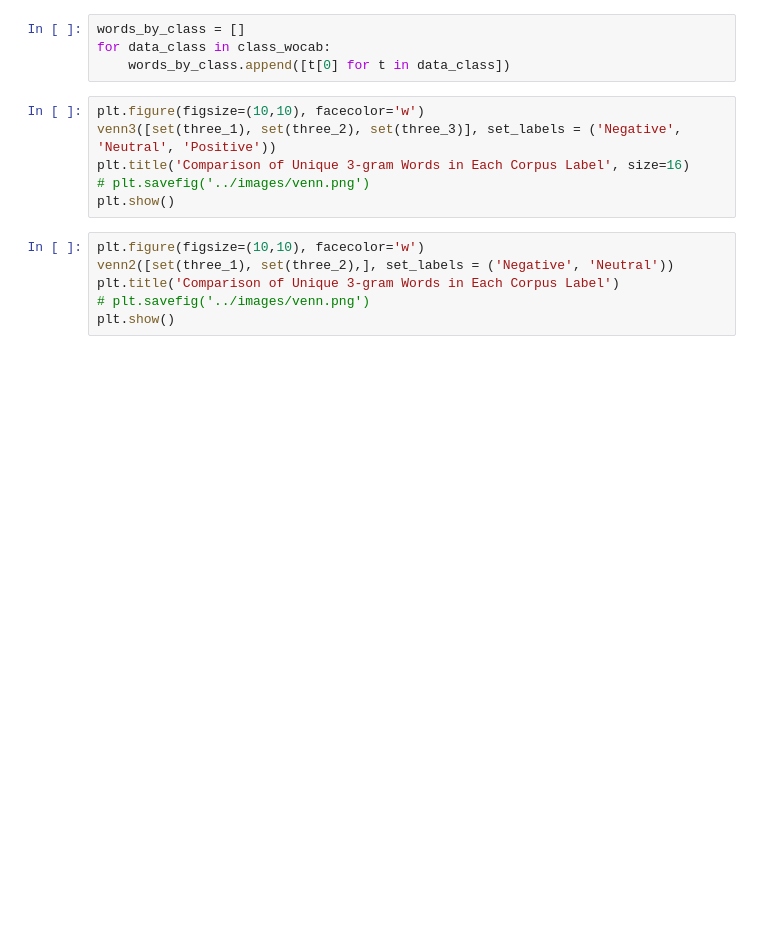
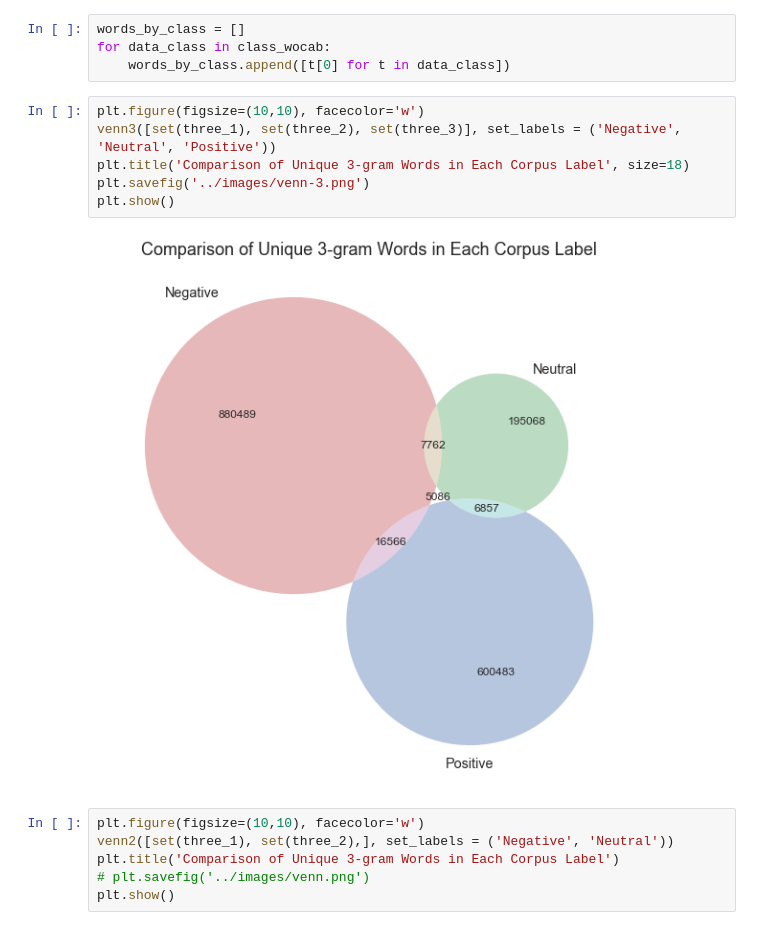
Before and after one commit to vanitoz/Reviews_Classification_System, a Jupyter notebook: modules/eda.ipynb, the cells around one changed output. Cells and saved outputs as stored; diff of their text form; blank space fills up the shorter version.

```diff
--- a/modules/eda.ipynb
+++ b/modules/eda.ipynb
@@ -292,9 +292,11 @@ for data_class in class_wocab:
 # %%
 plt.figure(figsize=(10,10), facecolor='w')
 venn3([set(three_1), set(three_2), set(three_3)], set_labels = ('Negative', 'Neutral', 'Positive'))
-plt.title('Comparison of Unique 3-gram Words in Each Corpus Label', size=16)
-# plt.savefig('../images/venn.png')
+plt.title('Comparison of Unique 3-gram Words in Each Corpus Label', size=18)
+plt.savefig('../images/venn-3.png')
 plt.show()
+# %% [output]
+[figure, added]
 # %%
 plt.figure(figsize=(10,10), facecolor='w')
 venn2([set(three_1), set(three_2),], set_labels = ('Negative', 'Neutral'))
```
Also changed, not shown: parts of 1 cell of this notebook, 1 other file.
